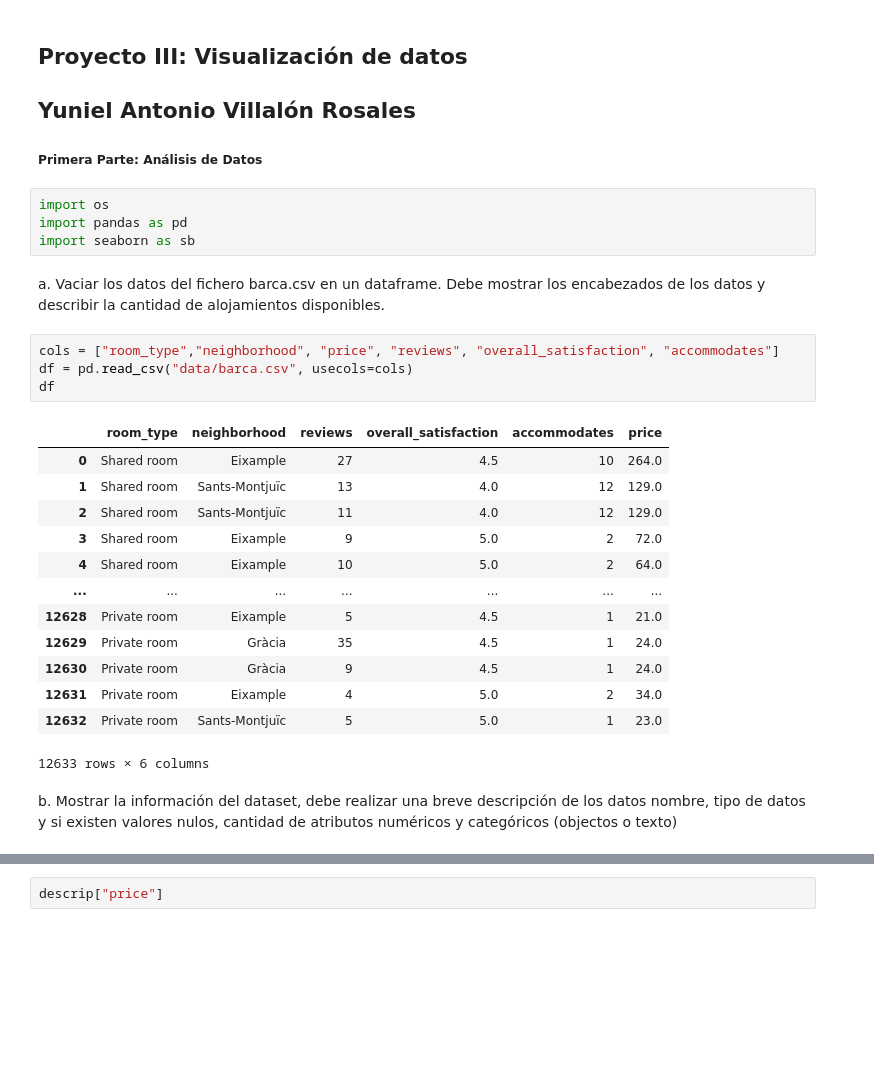
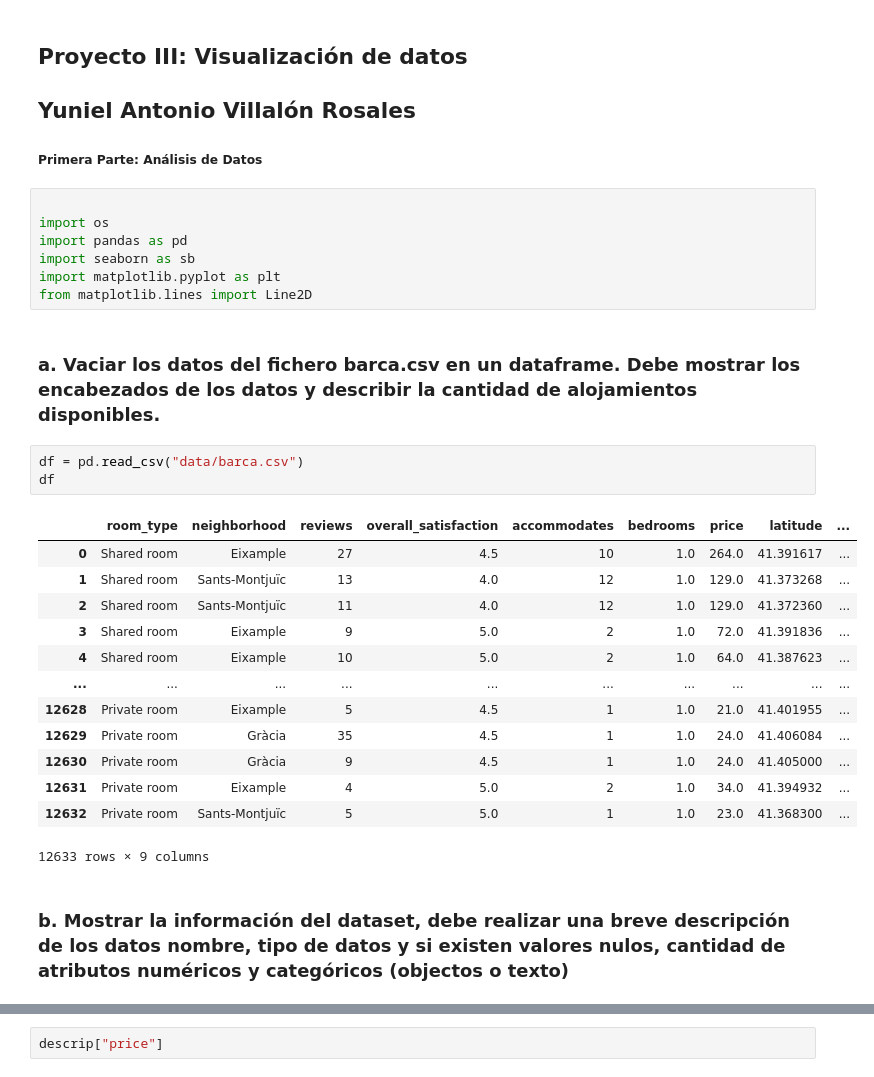
Before and after one commit to villa85/curso_python_2, a Jupyter notebook: Proyecto_III_Visualización_de_Datos/PROYECTO3_YUNIEL_VILLALON_PYTHON20.ipynb, the cells around one changed output, grey strips where cells are left out. Saved outputs shown, nothing was run; the diff lists cells and outputs as text; blank space fills up the shorter version.

```diff
--- a/Proyecto_III_Visualización_de_Datos/PROYECTO3_YUNIEL_VILLALON_PYTHON20.ipynb
+++ b/Proyecto_III_Visualización_de_Datos/PROYECTO3_YUNIEL_VILLALON_PYTHON20.ipynb
@@ -3,31 +3,33 @@
 ## Yuniel Antonio Villalón Rosales
 ##### Primera Parte: Análisis de Datos
 # %%
+
 import os
 import pandas as pd
 import seaborn as sb
+import matplotlib.pyplot as plt
+from matplotlib.lines import Line2D
 # %% [markdown]
-a.  Vaciar los datos del fichero barca.csv en un dataframe. Debe mostrar los encabezados de los datos y describir la cantidad de alojamientos disponibles.
+### a.  Vaciar los datos del fichero barca.csv en un dataframe. Debe mostrar los encabezados de los datos y describir la cantidad de alojamientos disponibles.
 # %%
-cols = ["room_type","neighborhood", "price", "reviews", "overall_satisfaction", "accommodates"]
-df = pd.read_csv("data/barca.csv", usecols=cols)
+df = pd.read_csv("data/barca.csv")
 df
 # %% [output]
-|  | room_type | neighborhood | reviews | overall_satisfaction | accommodates | price |
-| 0 | Shared room | Eixample | 27 | 4.5 | 10 | 264.0 |
-| 1 | Shared room | Sants-Montjuïc | 13 | 4.0 | 12 | 129.0 |
-| 2 | Shared room | Sants-Montjuïc | 11 | 4.0 | 12 | 129.0 |
-| 3 | Shared room | Eixample | 9 | 5.0 | 2 | 72.0 |
-| 4 | Shared room | Eixample | 10 | 5.0 | 2 | 64.0 |
-| ... | ... | ... | ... | ... | ... | ... |
-| 12628 | Private room | Eixample | 5 | 4.5 | 1 | 21.0 |
-| 12629 | Private room | Gràcia | 35 | 4.5 | 1 | 24.0 |
-| 12630 | Private room | Gràcia | 9 | 4.5 | 1 | 24.0 |
-| 12631 | Private room | Eixample | 4 | 5.0 | 2 | 34.0 |
-| 12632 | Private room | Sants-Montjuïc | 5 | 5.0 | 1 | 23.0 |
+|  | room_type | neighborhood | reviews | overall_satisfaction | accommodates | bedrooms | price | latitude | ... |
+| 0 | Shared room | Eixample | 27 | 4.5 | 10 | 1.0 | 264.0 | 41.391617 | ... |
+| 1 | Shared room | Sants-Montjuïc | 13 | 4.0 | 12 | 1.0 | 129.0 | 41.373268 | ... |
+| 2 | Shared room | Sants-Montjuïc | 11 | 4.0 | 12 | 1.0 | 129.0 | 41.372360 | ... |
+| 3 | Shared room | Eixample | 9 | 5.0 | 2 | 1.0 | 72.0 | 41.391836 | ... |
+| 4 | Shared room | Eixample | 10 | 5.0 | 2 | 1.0 | 64.0 | 41.387623 | ... |
+| ... | ... | ... | ... | ... | ... | ... | ... | ... | ... |
+| 12628 | Private room | Eixample | 5 | 4.5 | 1 | 1.0 | 21.0 | 41.401955 | ... |
+| 12629 | Private room | Gràcia | 35 | 4.5 | 1 | 1.0 | 24.0 | 41.406084 | ... |
+| 12630 | Private room | Gràcia | 9 | 4.5 | 1 | 1.0 | 24.0 | 41.405000 | ... |
+| 12631 | Private room | Eixample | 4 | 5.0 | 2 | 1.0 | 34.0 | 41.394932 | ... |
+| 12632 | Private room | Sants-Montjuïc | 5 | 5.0 | 1 | 1.0 | 23.0 | 41.368300 | ... |
-12633 rows × 6 columns
+12633 rows × 9 columns
 # %% [markdown]
-b. Mostrar la información del dataset, debe realizar una breve descripción de los datos nombre, tipo de datos y si existen valores nulos, cantidad de atributos numéricos y categóricos (objectos o texto)
+### b. Mostrar la información del dataset, debe realizar una breve descripción de los datos nombre, tipo de datos y si existen valores nulos, cantidad de atributos numéricos y categóricos (objectos o texto)
 # %%
 info = df.info()
 info
```
Also changed, not shown: parts of 12 cells of this notebook.
